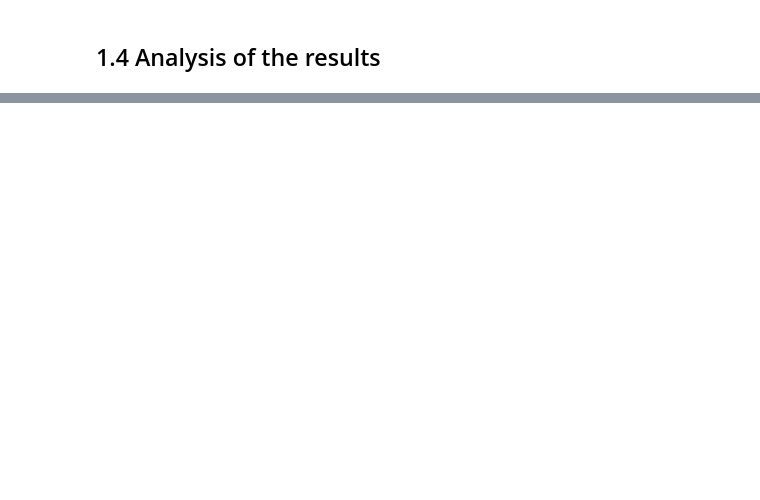
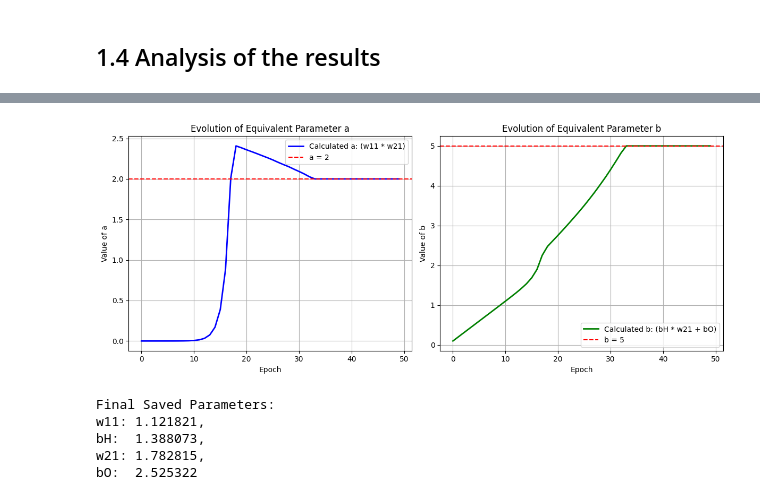
Before and after one commit to mazapataa/NNbasic, a Jupyter notebook: P1_NN_scratch.ipynb, the cells around one changed output, grey strips where cells are left out. Saved outputs shown, nothing was run; the diff lists cells and outputs as text; code cells hidden in the pictures; blank space fills up the shorter version.

```diff
--- a/P1_NN_scratch.ipynb
+++ b/P1_NN_scratch.ipynb
@@ -221,0 +243,43 @@ b2 = np.array([0, 0])
+# %%
+## Using these 2 relations and the lists of the parameters values you saved in 18), plot the evolution of the
+# equivalent a and b values from your training after each epoch. Does it converge to the expected values?
+
+plt.figure(figsize=(12, 5))
+plt.subplot(1, 2, 1)
+plt.plot(a_vals, label='Calculated a: (w11 * w21)', color='blue', linewidth=2)
+plt.axhline(y=2, color='red', linestyle='--', label='a = 2')
+plt.xlabel('Epoch')
+plt.ylabel('Value of a')
+plt.title('Evolution of Equivalent Parameter a')
+plt.legend()
+plt.grid(True)
+
+plt.subplot(1, 2, 2)
+plt.plot(b_vals, label='Calculated b: (bH * w21 + bO)', color='green', linewidth=2)
+plt.axhline(y=5, color='red', linestyle='--', label='b = 5')
+plt.xlabel('Epoch')
+plt.ylabel('Value of b')
+plt.title('Evolution of Equivalent Parameter b')
+plt.legend()
+plt.grid(True)
+
+plt.tight_layout()
+plt.show()
+# %% [output]
+[figure, added]
+# %%
+# 23) Save the values of the 4 parameters at the end of the training somewhere for comparing after.
+final_parameters = params.copy()
+
+# Optional: Print them out to see what the network actually learned!
+print("Final Saved Parameters:")
+print(f"w11: {final_parameters['w11']:.6f},")
+print(f"bH:  {final_parameters['bH']:.6f},")
+print(f"w21: {final_parameters['w21']:.6f},")
+print(f"bO:  {final_parameters['bO']:.6f}")
+# %% [output]
+Final Saved Parameters:
+w11: 1.121821,
+bH:  1.388073,
+w21: 1.782815,
+bO:  2.525322
```
Also changed, not shown: parts of 8 cells of this notebook.
